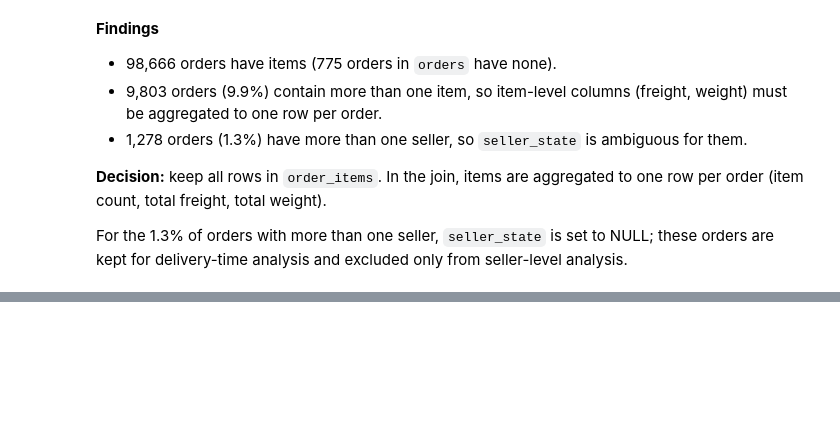
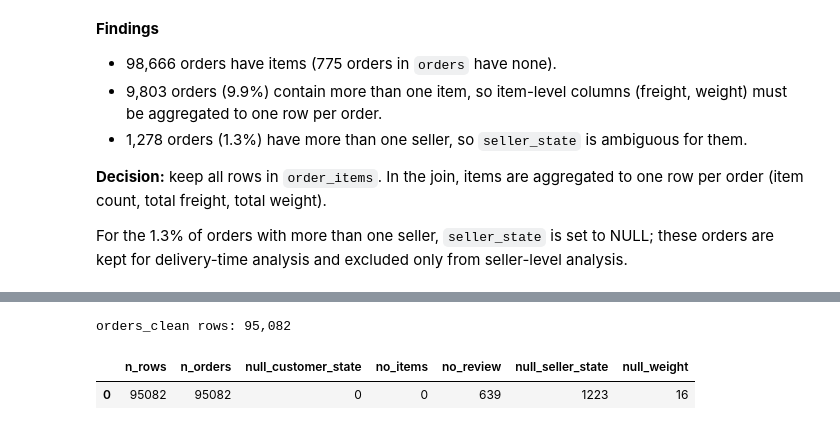
Before and after one commit to Lukevu-hub/olist-delivery-analysis, a Jupyter notebook: notebooks/01_load_and_clean.ipynb, the cells around one changed output, grey strips where cells are left out. Drawn from its saved outputs; the diff is of its cells as text; code cells hidden in the pictures; blank space fills up the shorter version.

```diff
--- a/notebooks/01_load_and_clean.ipynb
+++ b/notebooks/01_load_and_clean.ipynb
@@ -456,0 +659,21 @@ are kept for delivery-time analysis and excluded only from seller-level analysis
+# %%
+base_rows = pd.read_sql("SELECT COUNT(*) AS n FROM orders_new_clean", conn)["n"].iloc[0]
+
+checks = pd.read_sql("""
+SELECT
+    COUNT(*)                     AS n_rows,
+    COUNT(DISTINCT order_id)     AS n_orders,
+    SUM(customer_state IS NULL)  AS null_customer_state,
+    SUM(n_items IS NULL)         AS no_items,
+    SUM(review_score IS NULL)    AS no_review,
+    SUM(seller_state IS NULL)    AS null_seller_state,
+    SUM(total_weight_g IS NULL)  AS null_weight
+FROM analysis
+""", conn)
+
+print(f"orders_clean rows: {base_rows:,}")
+checks
+# %% [output]
+orders_clean rows: 95,082
+|  | n_rows | n_orders | null_customer_state | no_items | no_review | null_seller_state | null_weight |
+| 0 | 95082 | 95082 | 0 | 0 | 639 | 1223 | 16 |
```
Also changed, not shown: parts of 25 cells of this notebook.
